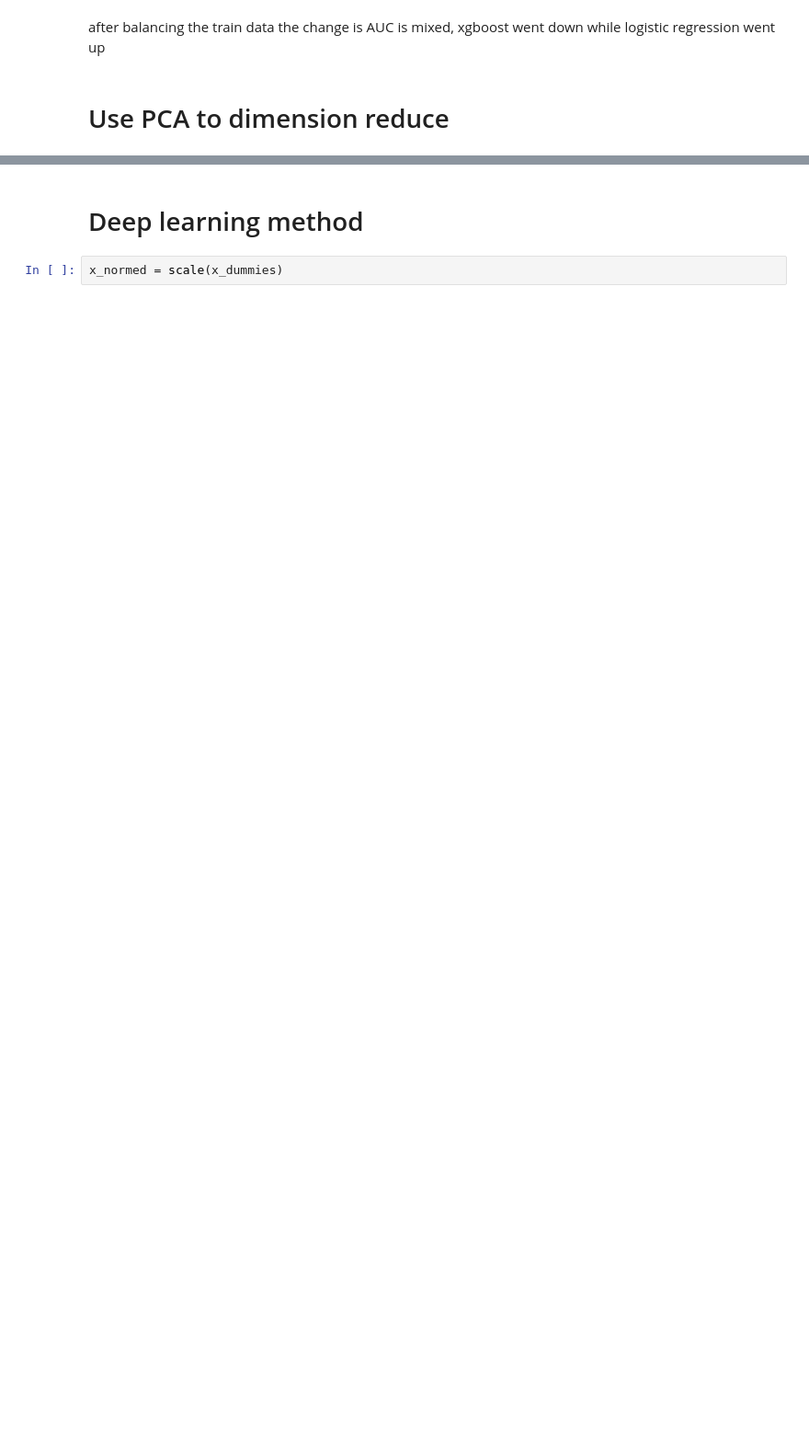
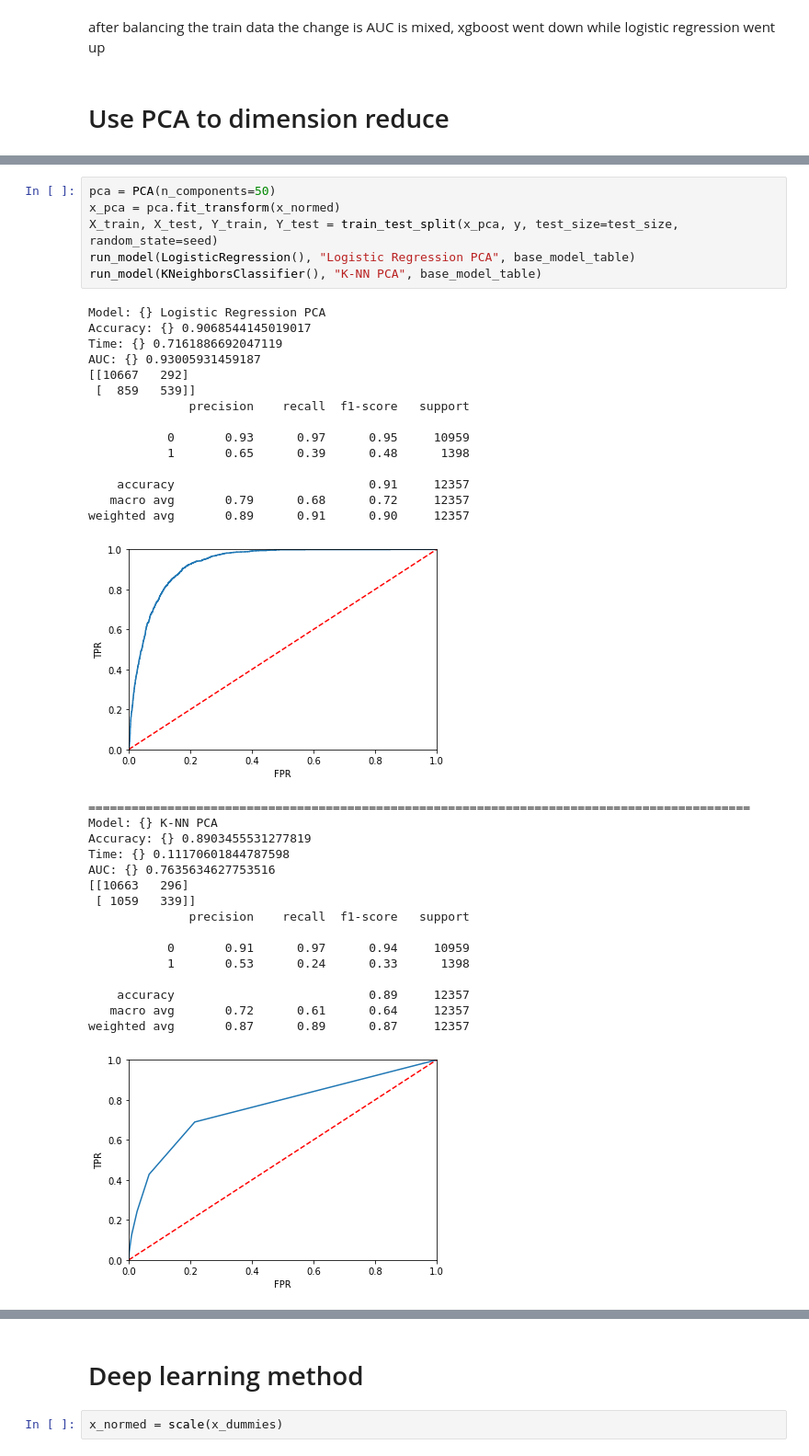
Before and after one commit to apop08/bank_data, a Jupyter notebook: Bank_data.ipynb, the cells around one changed output, grey strips where cells are left out. Shown at 92% size. Saved outputs shown, nothing was run; the diff lists cells and outputs as text; blank space fills up the shorter version.

```diff
--- a/Bank_data.ipynb
+++ b/Bank_data.ipynb
@@ -570,0 +589,38 @@ var= pca.explained_variance_ratio_
+# %%
+pca = PCA(n_components=50)
+x_pca = pca.fit_transform(x_normed)
+X_train, X_test, Y_train, Y_test = train_test_split(x_pca, y, test_size=test_size, random_state=seed)
+run_model(LogisticRegression(), "Logistic Regression PCA", base_model_table)
+run_model(KNeighborsClassifier(), "K-NN PCA", base_model_table)
+# %% [output]
+Model: {} Logistic Regression PCA
+Accuracy: {} 0.9068544145019017
+Time: {} 0.7161886692047119
+AUC: {} 0.93005931459187
+[[10667   292]
+ [  859   539]]
+              precision    recall  f1-score   support
+
+           0       0.93      0.97      0.95     10959
+           1       0.65      0.39      0.48      1398
+
+    accuracy                           0.91     12357
+   macro avg       0.79      0.68      0.72     12357
+weighted avg       0.89      0.91      0.90     12357
+[figure, added]
+============================================================================================
+Model: {} K-NN PCA
+Accuracy: {} 0.8903455531277819
+Time: {} 0.11170601844787598
+AUC: {} 0.7635634627753516
+[[10663   296]
+ [ 1059   339]]
+              precision    recall  f1-score   support
+
+           0       0.91      0.97      0.94     10959
+           1       0.53      0.24      0.33      1398
+
+    accuracy                           0.89     12357
+   macro avg       0.72      0.61      0.64     12357
+weighted avg       0.87      0.89      0.87     12357
+[figure, added]
```
Also changed, not shown: parts of 32 cells of this notebook.
